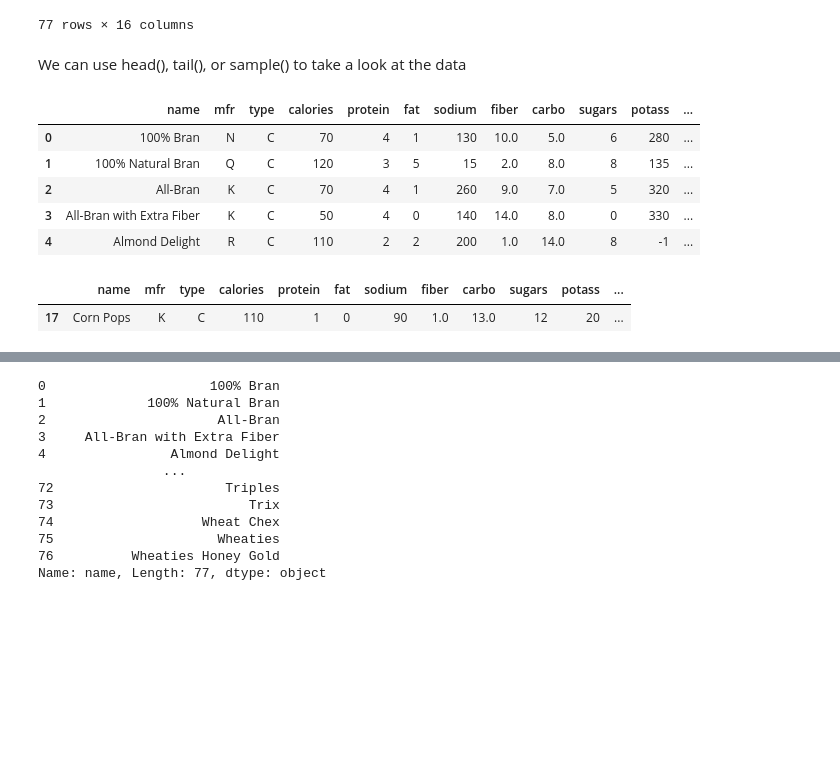
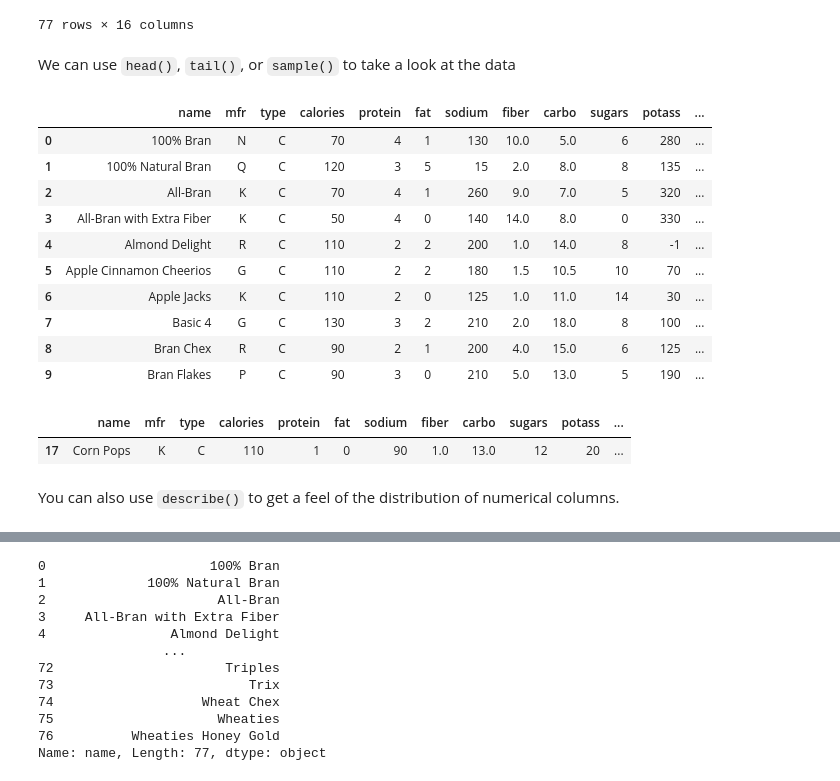
Before and after one commit to MichiganDataScienceTeam/MDST-Onboarding, a Jupyter notebook: tutorial0/tutorial0.ipynb, the cells around one changed output, grey strips where cells are left out. Saved outputs shown, nothing was run; the diff lists cells and outputs as text; code cells hidden in the pictures; blank space fills up the shorter version.

```diff
--- a/tutorial0/tutorial0.ipynb
+++ b/tutorial0/tutorial0.ipynb
@@ -1073,19 +1092,27 @@ df
 | 76 | Wheaties Honey Gold | G | C | 110 | 2 | 1 | 200 | 1.0 | 16.0 | 8 | 60 | ... |
 77 rows × 16 columns
 # %% [markdown]
-We can use head(), tail(), or sample() to take a look at the data
+We can use `head()`, `tail()`, or `sample()` to take a look at the data
 # %%
-# head returns the first 5 rows in the dataframe, tail returns the last 5
-df.head()
+# head returns the first x rows of your specification in the dataframe. By default it returns the first 5.
+# tail returns the last rows of the dataframe.
+df.head(10)
 # %% [output]
 |  | name | mfr | type | calories | protein | fat | sodium | fiber | carbo | sugars | potass | ... |
 | 0 | 100% Bran | N | C | 70 | 4 | 1 | 130 | 10.0 | 5.0 | 6 | 280 | ... |
 | 1 | 100% Natural Bran | Q | C | 120 | 3 | 5 | 15 | 2.0 | 8.0 | 8 | 135 | ... |
 | 2 | All-Bran | K | C | 70 | 4 | 1 | 260 | 9.0 | 7.0 | 5 | 320 | ... |
 | 3 | All-Bran with Extra Fiber | K | C | 50 | 4 | 0 | 140 | 14.0 | 8.0 | 0 | 330 | ... |
 | 4 | Almond Delight | R | C | 110 | 2 | 2 | 200 | 1.0 | 14.0 | 8 | -1 | ... |
+| 5 | Apple Cinnamon Cheerios | G | C | 110 | 2 | 2 | 180 | 1.5 | 10.5 | 10 | 70 | ... |
+| 6 | Apple Jacks | K | C | 110 | 2 | 0 | 125 | 1.0 | 11.0 | 14 | 30 | ... |
+| 7 | Basic 4 | G | C | 130 | 3 | 2 | 210 | 2.0 | 18.0 | 8 | 100 | ... |
+| 8 | Bran Chex | R | C | 90 | 2 | 1 | 200 | 4.0 | 15.0 | 6 | 125 | ... |
+| 9 | Bran Flakes | P | C | 90 | 3 | 0 | 210 | 5.0 | 13.0 | 5 | 190 | ... |
 # %%
 df.sample()
 # %% [output]
 |  | name | mfr | type | calories | protein | fat | sodium | fiber | carbo | sugars | potass | ... |
 | 17 | Corn Pops | K | C | 110 | 1 | 0 | 90 | 1.0 | 13.0 | 12 | 20 | ... |
+# %% [markdown]
+You can also use `describe()` to get a feel of the distribution of numerical columns.
```
Also changed, not shown: parts of 71 cells of this notebook.
